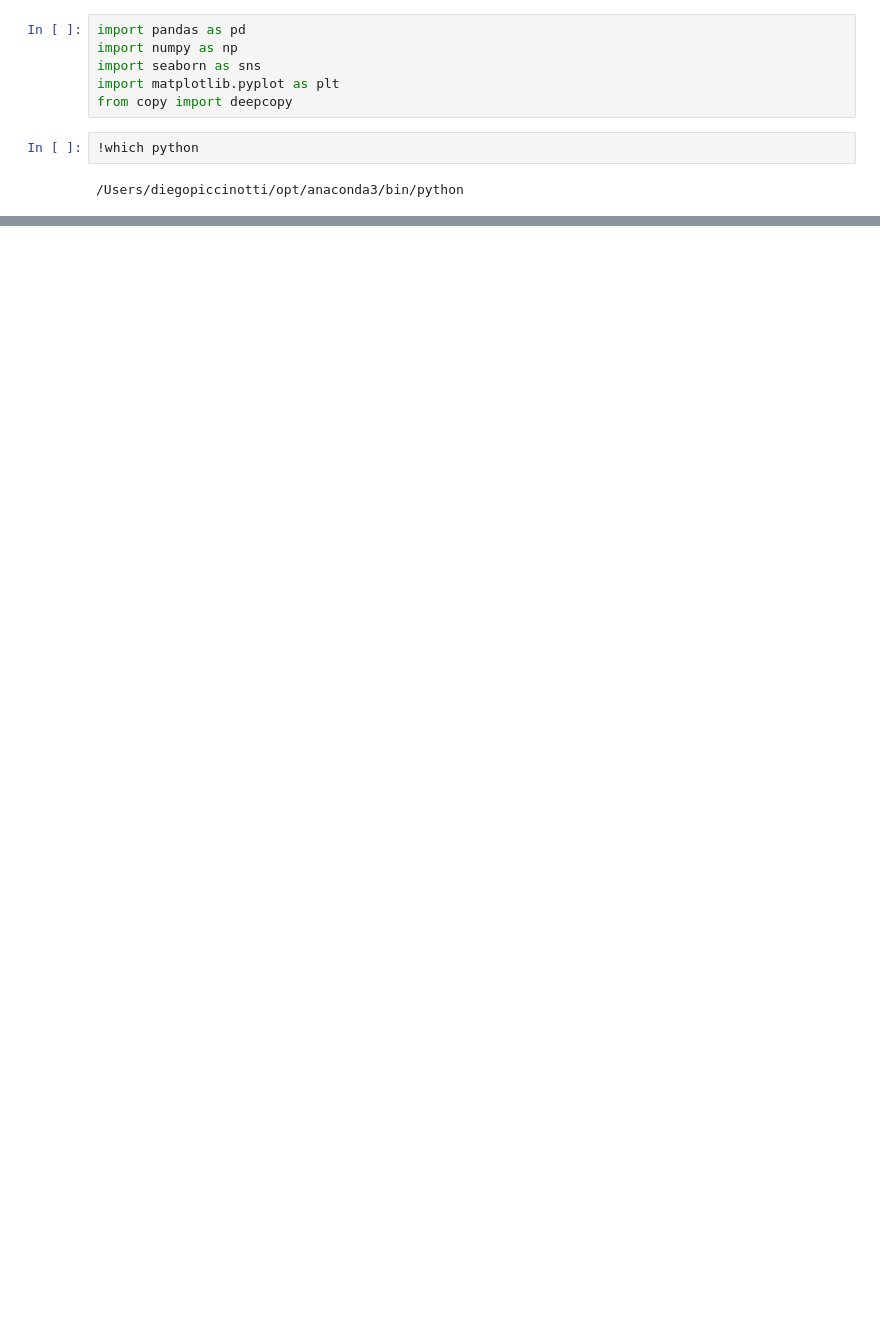
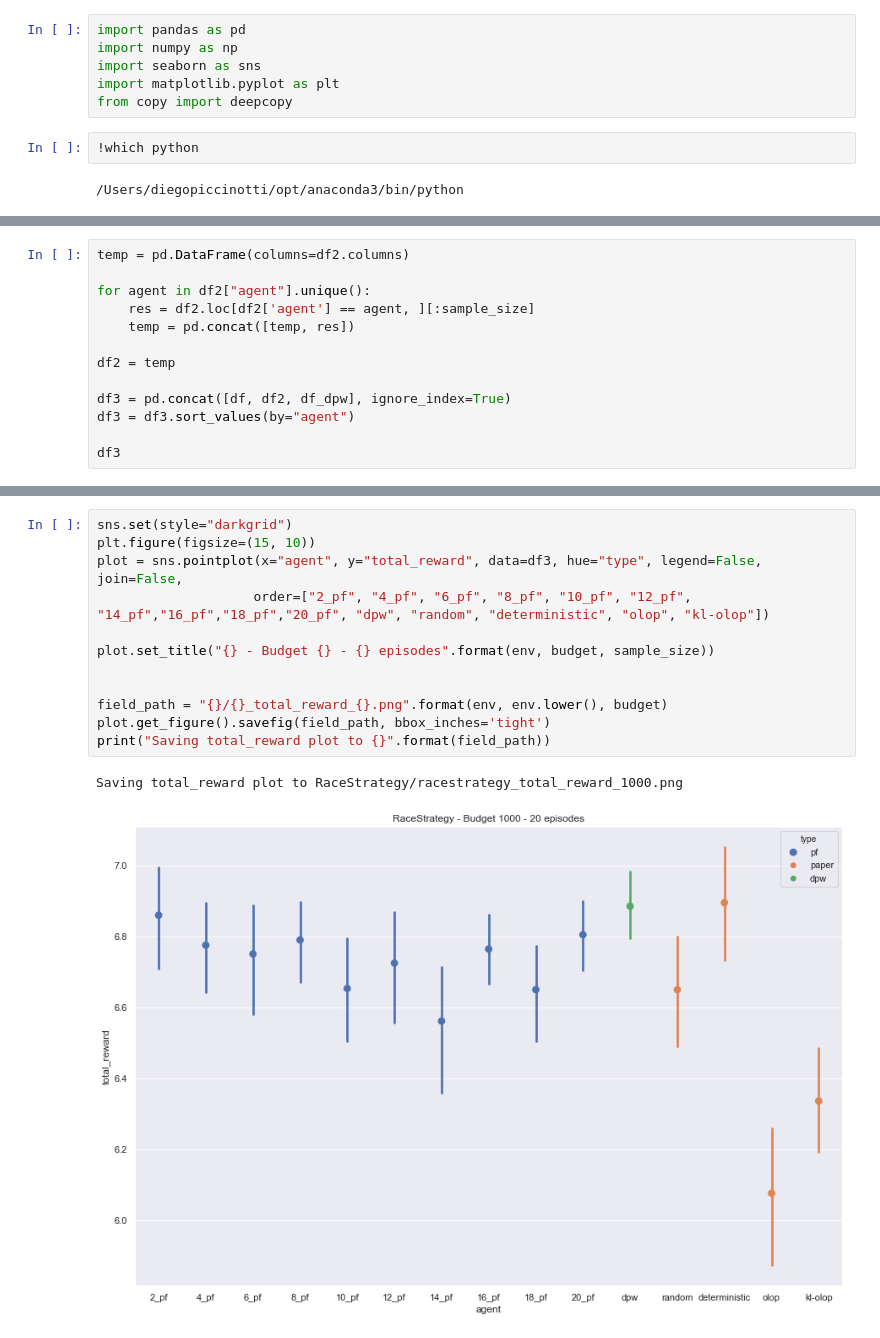
Before and after one commit to amarildolikmeta/alphazero_singleplayer, a Jupyter notebook: notebooks/Plot.ipynb, the cells around one changed output, grey strips where cells are left out. Saved outputs shown, nothing was run; the diff lists cells and outputs as text; blank space fills up the shorter version.

```diff
--- a/notebooks/Plot.ipynb
+++ b/notebooks/Plot.ipynb
@@ -92,0 +86,13 @@ To retain the current behavior and silence the warning, pass 'sort=True'.
+# %%
+temp = pd.DataFrame(columns=df2.columns)
+
+for agent in df2["agent"].unique():
+    res = df2.loc[df2['agent'] == agent, ][:sample_size]
+    temp = pd.concat([temp, res])
+
+df2 = temp
+
+df3 = pd.concat([df, df2, df_dpw], ignore_index=True)
+df3 = df3.sort_values(by="agent")
+
+df3
@@ -93 +120,16 @@ To retain the current behavior and silence the warning, pass 'sort=True'.
+# %%
+sns.set(style="darkgrid")
+plt.figure(figsize=(15, 10))
+plot = sns.pointplot(x="agent", y="total_reward", data=df3, hue="type", legend=False, join=False,
+                    order=["2_pf", "4_pf", "6_pf", "8_pf", "10_pf", "12_pf", "14_pf","16_pf","18_pf","20_pf", "dpw", "random", "deterministic", "olop", "kl-olop"])
+
+plot.set_title("{} - Budget {} - {} episodes".format(env, budget, sample_size))
+
+
+field_path = "{}/{}_total_reward_{}.png".format(env, env.lower(), budget)
+plot.get_figure().savefig(field_path, bbox_inches='tight')
+print("Saving total_reward plot to {}".format(field_path))
+# %% [output]
+Saving total_reward plot to RaceStrategy/racestrategy_total_reward_1000.png
+[figure, added]
 # %%
```
Also changed, not shown: parts of 6 cells of this notebook, 7 other files.
